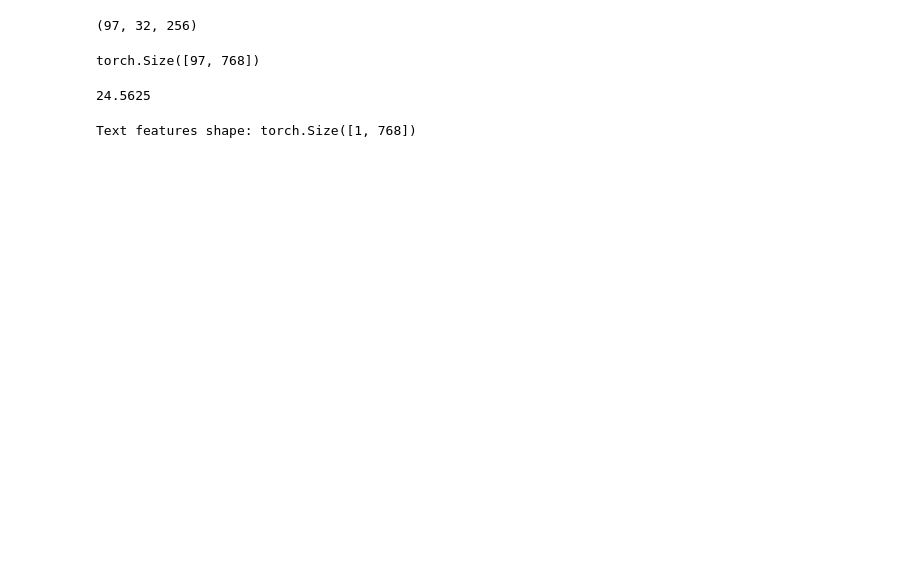
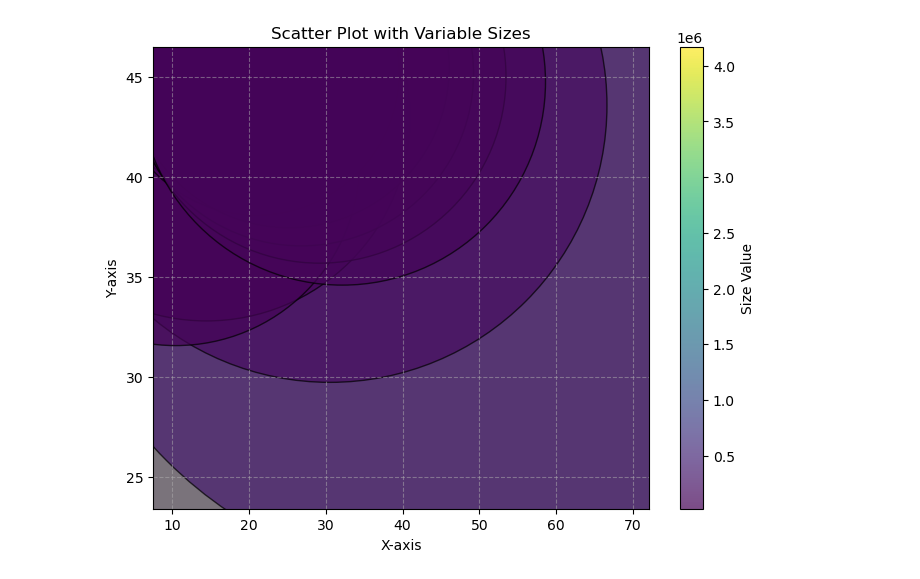
Before and after one commit to Nuetee/ZVTG, a Jupyter notebook: legacy_files/test.ipynb, the cells around one changed output. Saved outputs shown, nothing was run; the diff lists cells and outputs as text; code cells hidden in the pictures; blank space fills up the shorter version.

```diff
--- a/legacy_files/test.ipynb
+++ b/legacy_files/test.ipynb
@@ -7,12 +0,0 @@ clip_features = torch.load('./clip_feature/charades-sta/0A8CF.pth')
-# %%
-print(blip2_features.shape)
-# %% [output]
-(97, 32, 256)
-# %%
-print(clip_features.shape)
-# %% [output]
-torch.Size([97, 768])
-# %%
-786/32
-# %% [output]
-24.5625
@@ -23,11 +1,25 @@ clip_model, preprocess = clip.load("ViT-L/14", device='cuda')
-# %%
-# Extract the text encoder
-clip_text_encoder = clip_model.encode_text
-
-device = "cuda" if torch.cuda.is_available() else "cpu"
-text = []
-text_tokens = clip.tokenize("person drinks from a glass of water.").to(device)
-text_features = clip_text_encoder(text_tokens)
-print("Text features shape:", text_features.shape)
-# %% [output]
-Text features shape: torch.Size([1, 768])
+# %%
+import matplotlib.pyplot as plt
+
+# 예제 데이터
+Reldis05 = [69.17, 59.76, 47.72, 30.54, 14.46, 10.43, 17.28, 20.22, 20.99, 25.24, 26.80, 29.19, 32.15]
+mIoU = [24.48, 35.49, 40.62, 43.60, 42.99, 40.79, 44.62, 45.17, 45.23, 45.48, 45.19, 45.03, 44.77]
+propCount = [4170282, 789629, 362053, 159141, 85798, 70268, 25560, 33253, 42138, 53058, 61597, 72078, 85620]  # 원의 크기를 나타낼 값
+
+# 산점도 그리기
+plt.figure(figsize=(8, 6))
+scatter = plt.scatter(Reldis05, mIoU, s=propCount, alpha=0.7, c=propCount, cmap='viridis', edgecolors='black')
+
+# 컬러바 추가
+plt.colorbar(scatter, label='Size Value')
+
+# 축 라벨 및 제목
+plt.xlabel('X-axis')
+plt.ylabel('Y-axis')
+plt.title('Scatter Plot with Variable Sizes')
+
+# 그래프 보여주기
+plt.grid(True, linestyle='--', alpha=0.5)
+plt.show()
+# %% [output]
+[figure, added]
```
Also changed, not shown: parts of 3 cells of this notebook, 12 other files.
